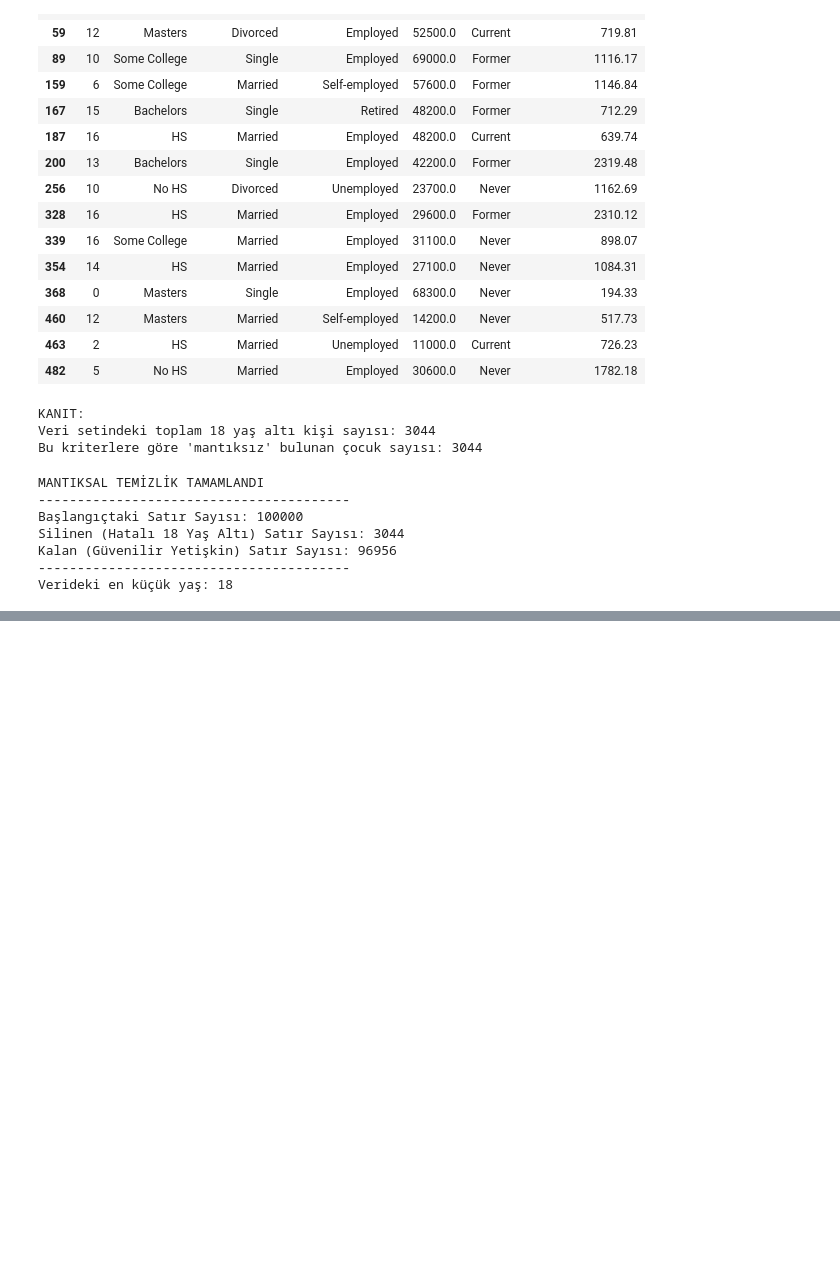
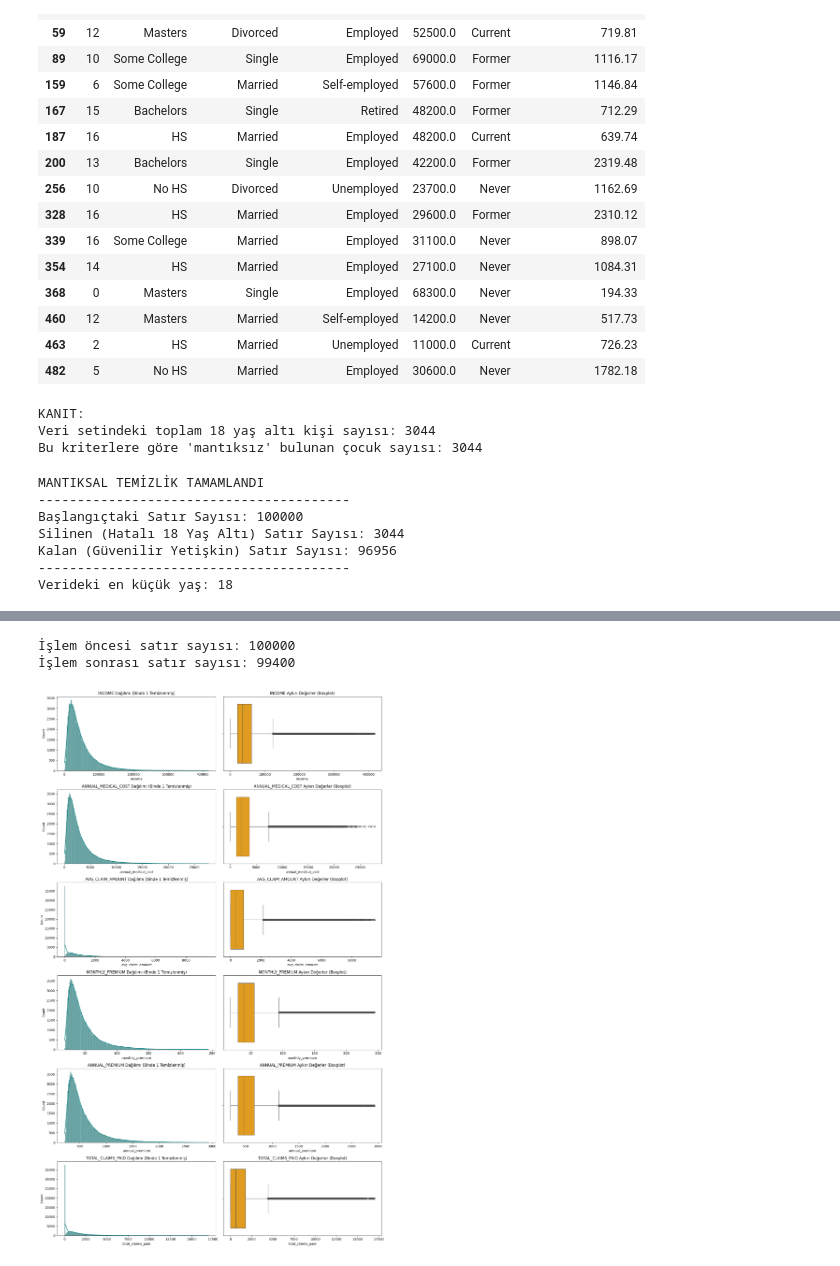
Before and after one commit to Elifglm/medical_insurance_project, a Jupyter notebook: insurance_model.ipynb, the cells around one changed output, grey strips where cells are left out. Saved outputs shown, nothing was run; the diff lists cells and outputs as text; code cells hidden in the pictures; blank space fills up the shorter version.

```diff
--- a/insurance_model.ipynb
+++ b/insurance_model.ipynb
@@ -293,0 +310,36 @@ plt.show()
+# %%
+# Temizlenecek ana sütunlar
+target_cols = ['income', 'annual_medical_cost', 'avg_claim_amount','monthly_premium','annual_premium', 'total_claims_paid']
+
+print(f"İşlem öncesi satır sayısı: {len(df)}")
+
+# 0.999 (Binde 1) Yöntemi ile Outlier Silme
+for col in target_cols:
+    # Sadece en üstteki %0.1'lik (0.999) kısmı atacak eşiği buluyoruz
+    ust_esik = df[col].quantile(0.999)
+
+    # Sadece bu eşiğin altındaki verileri tutuyoruz
+    df = df[df[col] <= ust_esik]
+
+print(f"İşlem sonrası satır sayısı: {len(df)}")
+
+# --- GÖRSELLEŞTİRME ---
+# Her sütun için 2 grafik (Histogram ve Boxplot) oluşturuyoruz
+fig, axes = plt.subplots(len(target_cols), 2, figsize=(15, 4 * len(target_cols)))
+
+for i, col in enumerate(target_cols):
+    # Sol taraf: Histogram ve KDE (Dağılımın şeklini görmek için)
+    sns.histplot(df[col], kde=True, ax=axes[i, 0], color='teal')
+    axes[i, 0].set_title(f'{col.upper()} Dağılımı (Binde 1 Temizlenmiş)')
+
+    # Sağ taraf: Boxplot (Kalan uç değerleri 'x' ile görmek için)
+    sns.boxplot(x=df[col], ax=axes[i, 1], color='orange',
+                flierprops={"marker": "x", "markerfacecolor": "red"})
+    axes[i, 1].set_title(f'{col.upper()} Aykırı Değerler (Boxplot)')
+
+plt.tight_layout()
+plt.show()
+# %% [output]
+İşlem öncesi satır sayısı: 100000
+İşlem sonrası satır sayısı: 99400
+[figure, added]
```
Also changed, not shown: parts of 7 cells of this notebook, 2 other files.
